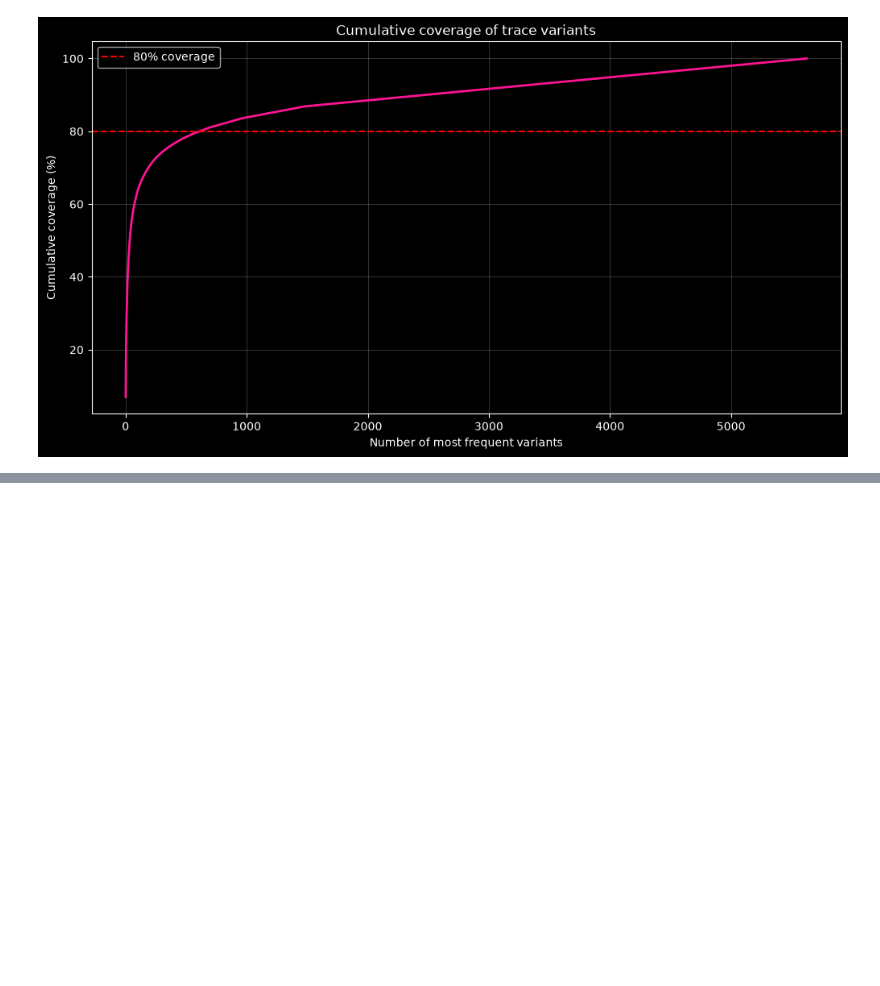
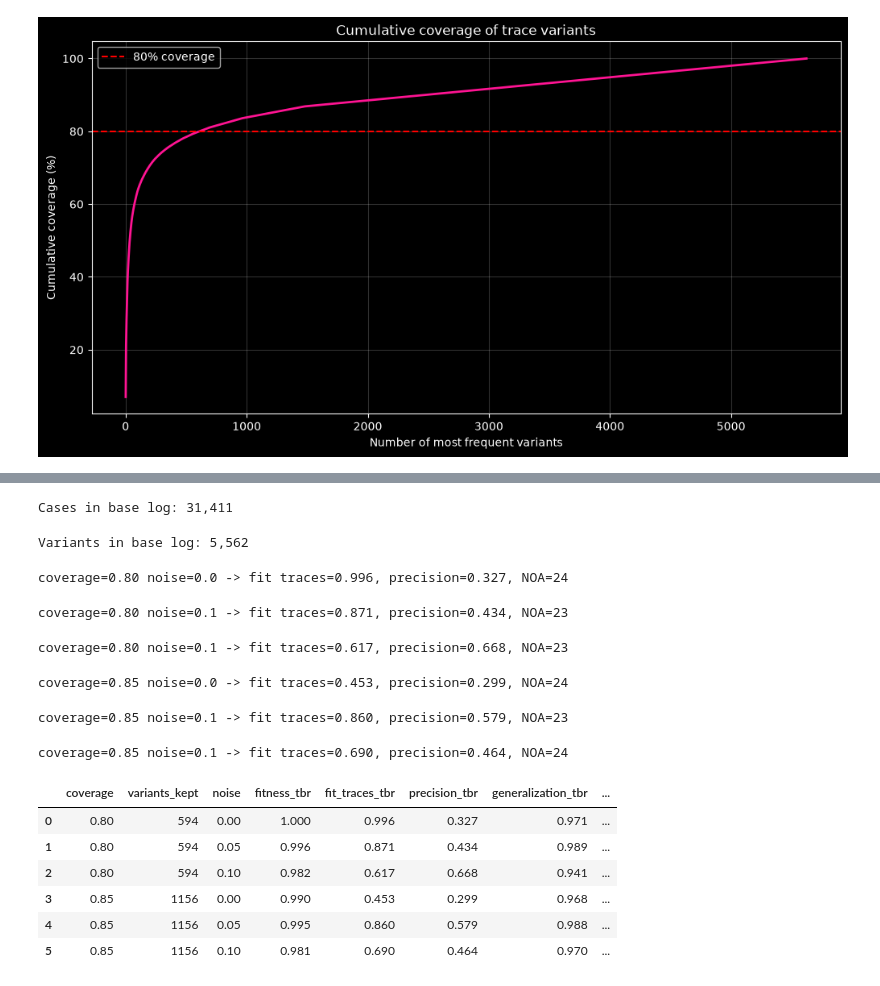
Before and after one commit to M1l3na24/First-Assignment-BPPSO-WS26-27, a Jupyter notebook: notebooks/assignmentI.ipynb, the cells around one changed output, grey strips where cells are left out. Saved outputs shown, nothing was run; the diff lists cells and outputs as text; code cells hidden in the pictures; blank space fills up the shorter version.

Commit message:
Final model almost ready

```diff
--- a/assignmentI.ipynb
+++ b/notebooks/assignmentI.ipynb
@@ -1251,0 +1410,21 @@ plt.show()
+# %%
+# Relevant decision #1: what do we model?
+
+log_base = log_c[[case, act, timestamp]]
+# I decided to drop the open cases ("No decision yet") which were truncated traces
+open_cases = cases.index[cases["outcome"] == "No decision yet"]
+log_base = log_base[~log_base[case].isin(open_cases)]
+
+n_cases_base = log_base[case].nunique()
+print(f"Cases in base log: {n_cases_base:,}")
+# %% [output]
+Cases in base log: 31,411
+# %%
+# Relevant decision #2: which behaviour is "main behaviour"?
+trace_of_case = log_base.groupby(case, sort=False)[act].agg(tuple) # one tuple of activities per case
+variant_freq = trace_of_case.value_counts() # sorted => most frequent first
+cum_cov = variant_freq.cumsum() / variant_freq.sum()
+
+print(f"Variants in base log: {len(variant_freq):,}")
+# %% [output]
+Variants in base log: 5,562
@@ -1251,0 +1450,20 @@ plt.show()
+# %%
+# # Auxiliar function 4: The following is to call in a single line the miner, as I will be calling it many times
+def discover(log_df, noise):
+    """
+    Discovers a process tree using the Inductive Miner algorithm and converts it into a Petri net.
+    -------
+    Params:
+        - log_df (pandas.DataFrame): The event log used for process discovery.
+        - noise (float): The noise threshold applied during inductive mining to filter infrequent behavior.
+    -------
+    Return:
+        - tuple: A tuple containing the discovered process tree, the converted Petri net, the initial marking, and the final marking.
+    """
+    tree = pm4py.discover_process_tree_inductive(log_df,
+                                                 noise_threshold=noise,
+                                                 activity_key=act,
+                                                 timestamp_key=timestamp,
+                                                 case_id_key=case)
+    net, im, fm = pm4py.convert_to_petri_net(tree)
+    return tree, net, im, fm
@@ -1251,0 +1533,32 @@ plt.show()
+# %%
+# The following iterations constitute my "refinements" to the model
+rows, models = [], {}
+
+for cov in coverage_grid :
+    filtered, k, real_cov = filter_top_variants(cov)
+    for noise in noise_grid:
+        tree, net, im, fm = discover(filtered, noise)
+        metrics = evaluate(net, im, fm, log_base)
+        rows.append({"coverage": cov, "variants_kept": k, "noise": noise, **metrics})
+        models[(cov, noise)] = (tree, net, im, fm)
+        print(f"coverage={cov:.2f} noise={noise:.1f} -> "
+              f"fit traces={metrics['fit_traces_tbr']:.3f}, precision={metrics['precision_tbr']:.3f}, "
+              f"NOA={metrics['NOA']}")
+
+iterations = pd.DataFrame(rows).round(3)
+iterations.to_csv(f"generated_files/iterations1.csv", index=False)
+display(iterations)
+# %% [output]
+coverage=0.80 noise=0.0 -> fit traces=0.996, precision=0.327, NOA=24
+coverage=0.80 noise=0.1 -> fit traces=0.871, precision=0.434, NOA=23
+coverage=0.80 noise=0.1 -> fit traces=0.617, precision=0.668, NOA=23
+coverage=0.85 noise=0.0 -> fit traces=0.453, precision=0.299, NOA=24
+coverage=0.85 noise=0.1 -> fit traces=0.860, precision=0.579, NOA=23
+coverage=0.85 noise=0.1 -> fit traces=0.690, precision=0.464, NOA=24
+|  | coverage | variants_kept | noise | fitness_tbr | fit_traces_tbr | precision_tbr | generalization_tbr | ... |
+| 0 | 0.80 | 594 | 0.00 | 1.000 | 0.996 | 0.327 | 0.971 | ... |
+| 1 | 0.80 | 594 | 0.05 | 0.996 | 0.871 | 0.434 | 0.989 | ... |
+| 2 | 0.80 | 594 | 0.10 | 0.982 | 0.617 | 0.668 | 0.941 | ... |
+| 3 | 0.85 | 1156 | 0.00 | 0.990 | 0.453 | 0.299 | 0.968 | ... |
+| 4 | 0.85 | 1156 | 0.05 | 0.995 | 0.860 | 0.579 | 0.988 | ... |
+| 5 | 0.85 | 1156 | 0.10 | 0.981 | 0.690 | 0.464 | 0.970 | ... |
```
Also changed, not shown: parts of 12 cells of this notebook, 4 other files.
